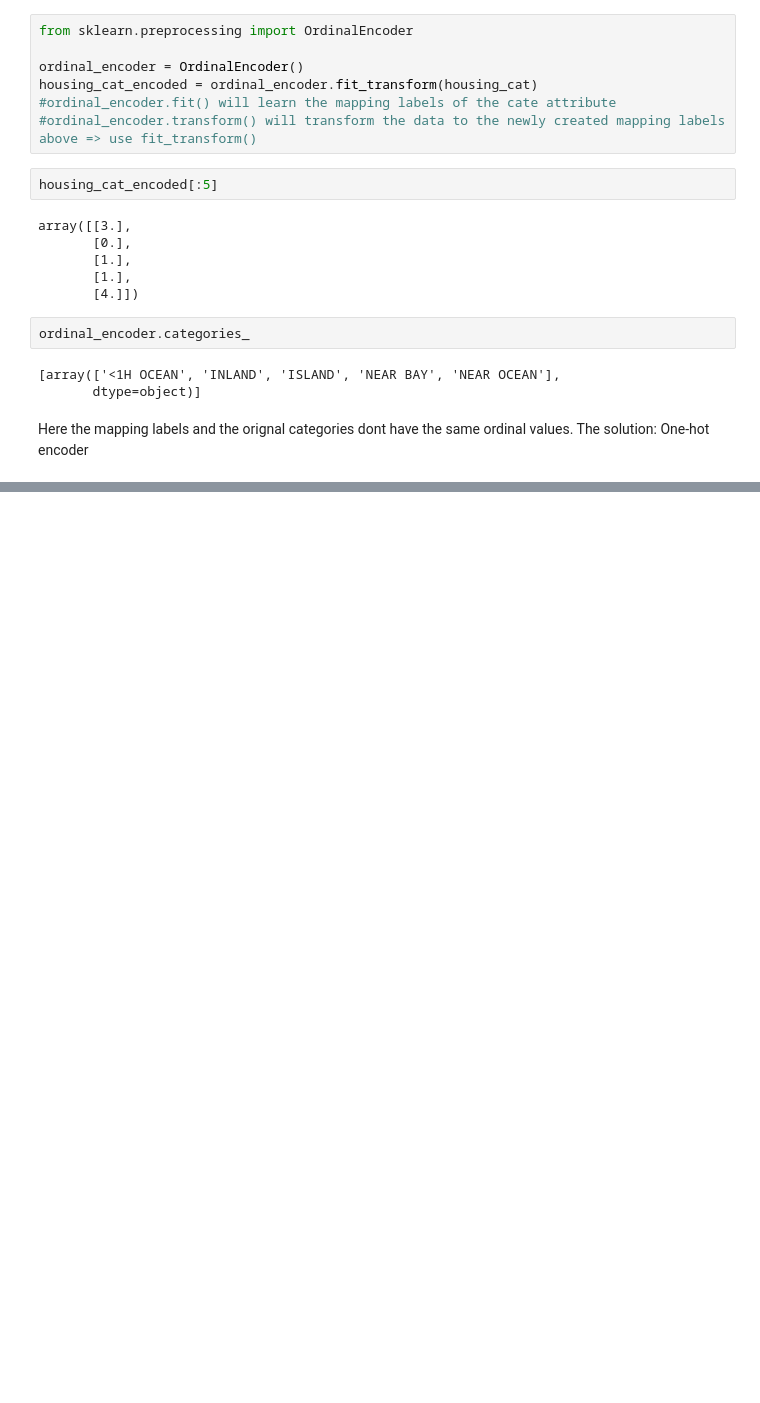
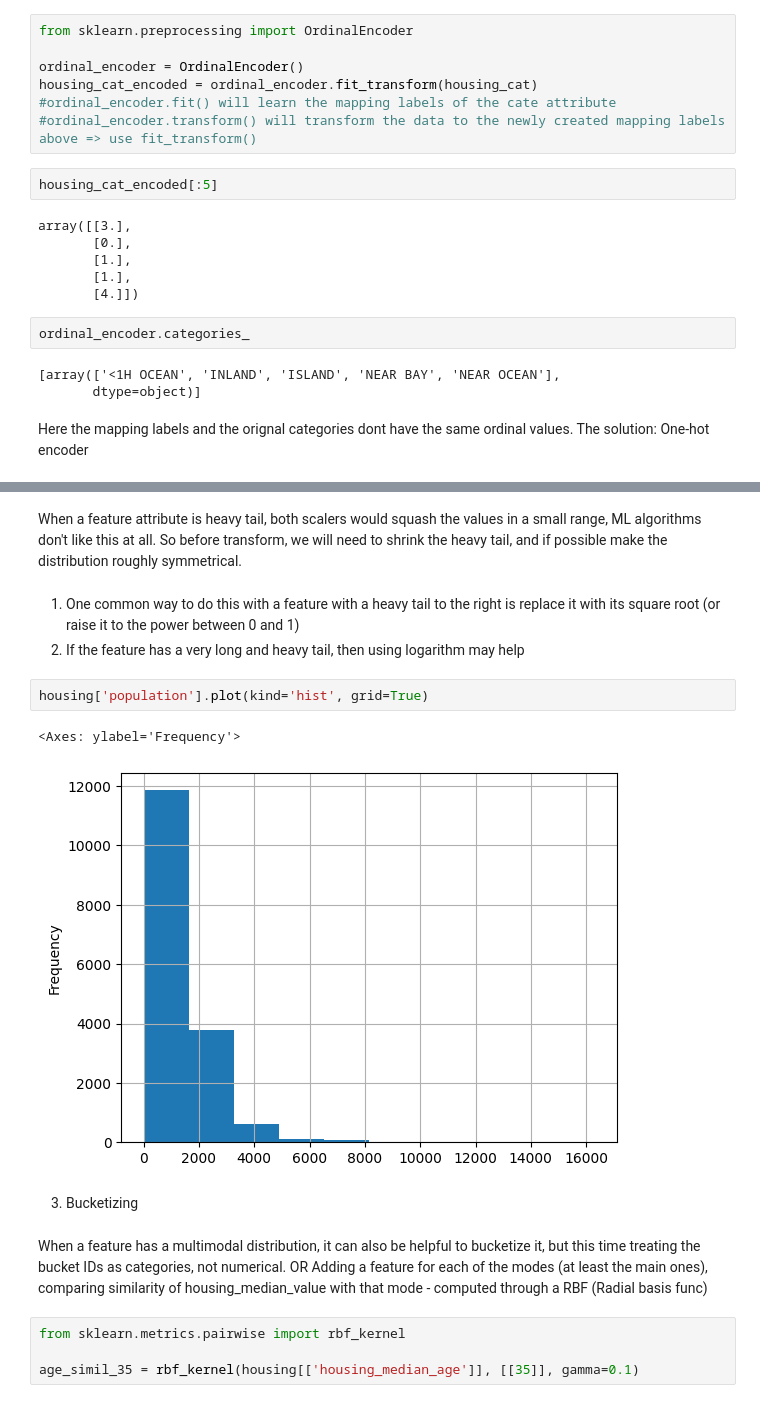
Before and after one commit to trhieu2/hands-on-ml-practices, a Jupyter notebook: end_to_end_price_prediction.ipynb, the cells around one changed output, grey strips where cells are left out. Cells and saved outputs as stored; diff of their text form; blank space fills up the shorter version.

```diff
--- a/end_to_end_price_prediction.ipynb
+++ b/end_to_end_price_prediction.ipynb
@@ -340,0 +389,18 @@ The solution: One-hot encoder
+# %% [markdown]
+When a feature attribute is heavy tail, both scalers would squash the values in a small range, ML algorithms don't like this at all. So before transform, we will need to shrink the heavy tail, and if possible make the distribution roughly symmetrical.
+# %% [markdown]
+1. One common way to do this with a feature with a heavy tail to the right is replace it with its square root (or raise it to the power between 0 and 1)
+2. If the feature has a very long and heavy tail, then using logarithm may help
+# %%
+housing['population'].plot(kind='hist', grid=True)
+# %% [output]
+<Axes: ylabel='Frequency'>
+[figure, added]
+# %% [markdown]
+3. Bucketizing
+# %% [markdown]
+When a feature has a multimodal distribution, it can also be helpful to bucketize it, but this time treating the bucket IDs as categories, not numerical. OR Adding a feature for each of the modes (at least the main ones), comparing similarity of housing_median_value with that mode - computed through a RBF (Radial basis func)
+# %%
+from sklearn.metrics.pairwise import rbf_kernel
+
+age_simil_35 = rbf_kernel(housing[['housing_median_age']], [[35]], gamma=0.1)
```
Also changed, not shown: parts of 69 cells of this notebook.
